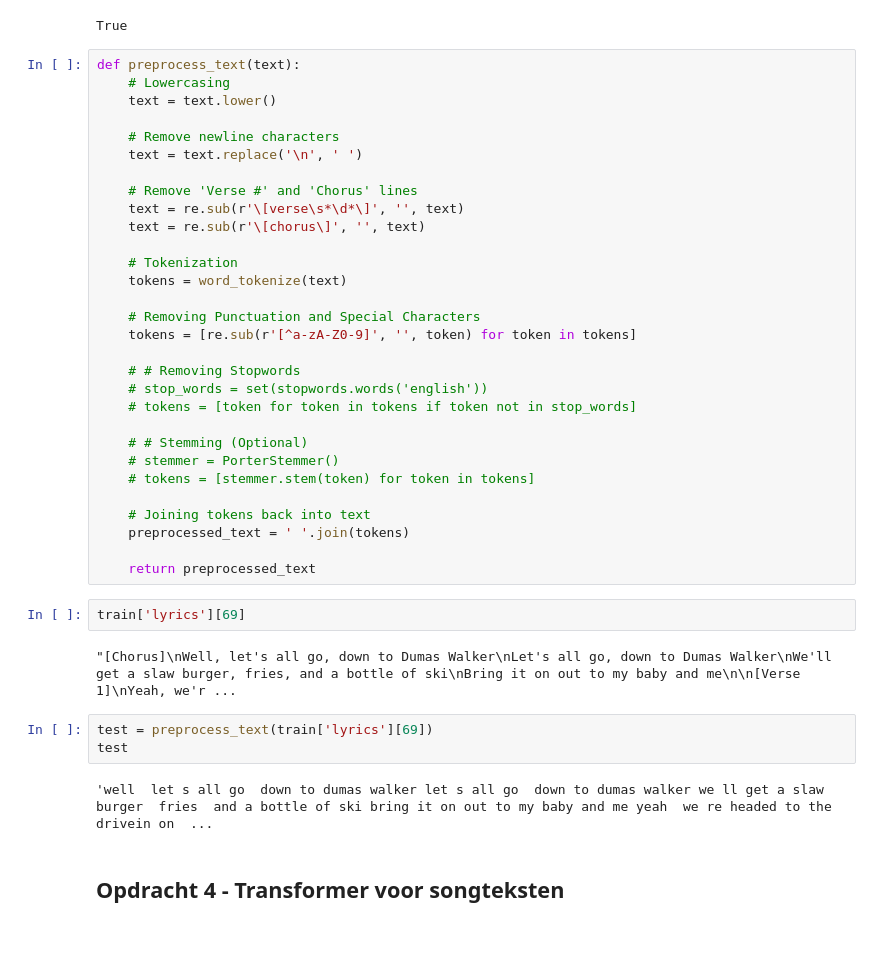
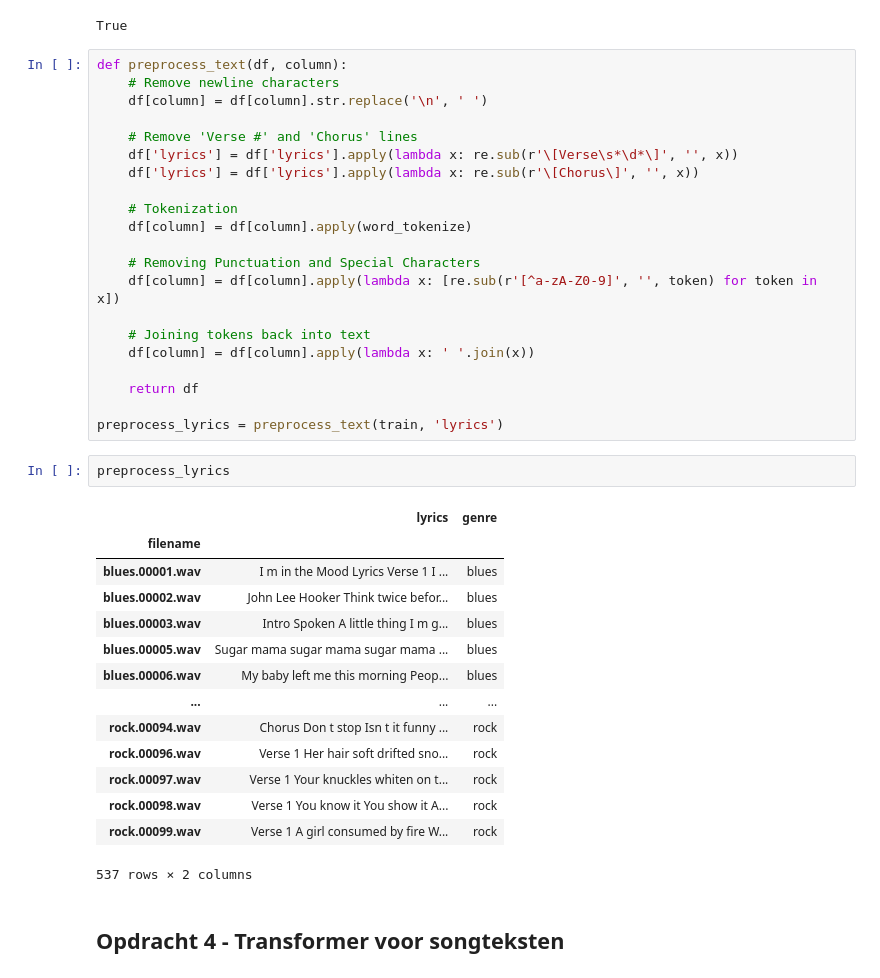
Before and after one commit to IsaD01/Deep-learning-, a Jupyter notebook: Portfolio opdracht 2/Portfolio 2.ipynb, the cells around one changed output. Cells and saved outputs as stored; diff of their text form; blank space fills up the shorter version.

```diff
--- a/Portfolio opdracht 2/Portfolio 2.ipynb
+++ b/Portfolio opdracht 2/Portfolio 2.ipynb
@@ -181,44 +185,43 @@ nltk.download('stopwords')
 [nltk_data]   Package stopwords is already up-to-date!
 True
 # %%
-def preprocess_text(text):
-    # Lowercasing
-    text = text.lower()
-
+def preprocess_text(df, column):
     # Remove newline characters
-    text = text.replace('\n', ' ')
+    df[column] = df[column].str.replace('\n', ' ')
 
     # Remove 'Verse #' and 'Chorus' lines
-    text = re.sub(r'\[verse\s*\d*\]', '', text)
-    text = re.sub(r'\[chorus\]', '', text)
+    df['lyrics'] = df['lyrics'].apply(lambda x: re.sub(r'\[Verse\s*\d*\]', '', x))
+    df['lyrics'] = df['lyrics'].apply(lambda x: re.sub(r'\[Chorus\]', '', x))
 
     # Tokenization
-    tokens = word_tokenize(text)
+    df[column] = df[column].apply(word_tokenize)
 
     # Removing Punctuation and Special Characters
-    tokens = [re.sub(r'[^a-zA-Z0-9]', '', token) for token in tokens]
-
-    # # Removing Stopwords
-    # stop_words = set(stopwords.words('english'))
-    # tokens = [token for token in tokens if token not in stop_words]
-
-    # # Stemming (Optional)
-    # stemmer = PorterStemmer()
-    # tokens = [stemmer.stem(token) for token in tokens]
+    df[column] = df[column].apply(lambda x: [re.sub(r'[^a-zA-Z0-9]', '', token) for token in x])
 
     # Joining tokens back into text
-    preprocessed_text = ' '.join(tokens)
+    df[column] = df[column].apply(lambda x: ' '.join(x))
 
-    return preprocessed_text
+    return df
+
+preprocess_lyrics = preprocess_text(train, 'lyrics')
-# %%
-train['lyrics'][69]
-# %% [output]
-"[Chorus]\nWell, let's all go, down to Dumas Walker\nLet's all go, down to Dumas Walker\nWe'll get a slaw burger, fries, and a bottle of ski\nBring it on out to my baby and me\n\n[Verse 1]\nYeah, we'r ...
-# %%
-test = preprocess_text(train['lyrics'][69])
-test
-# %% [output]
-'well  let s all go  down to dumas walker let s all go  down to dumas walker we ll get a slaw burger  fries  and a bottle of ski bring it on out to my baby and me yeah  we re headed to the drivein on  ...
+# %%
+preprocess_lyrics
+# %% [output]
+|  | lyrics | genre |
+| filename |  |  |
+| blues.00001.wav | I m in the Mood Lyrics Verse 1 I ... | blues |
+| blues.00002.wav | John Lee Hooker Think twice befor... | blues |
+| blues.00003.wav | Intro Spoken A little thing I m g... | blues |
+| blues.00005.wav | Sugar mama sugar mama sugar mama ... | blues |
+| blues.00006.wav | My baby left me this morning Peop... | blues |
+| ... | ... | ... |
+| rock.00094.wav | Chorus Don t stop Isn t it funny ... | rock |
+| rock.00096.wav | Verse 1 Her hair soft drifted sno... | rock |
+| rock.00097.wav | Verse 1 Your knuckles whiten on t... | rock |
+| rock.00098.wav | Verse 1 You know it You show it A... | rock |
+| rock.00099.wav | Verse 1 A girl consumed by fire W... | rock |
+537 rows × 2 columns
 # %% [markdown]
 ## Opdracht 4 - Transformer voor songteksten <a name='song_tran'></a>
 # %% [markdown]
```
Also changed, not shown: parts of 1 cell of this notebook.
